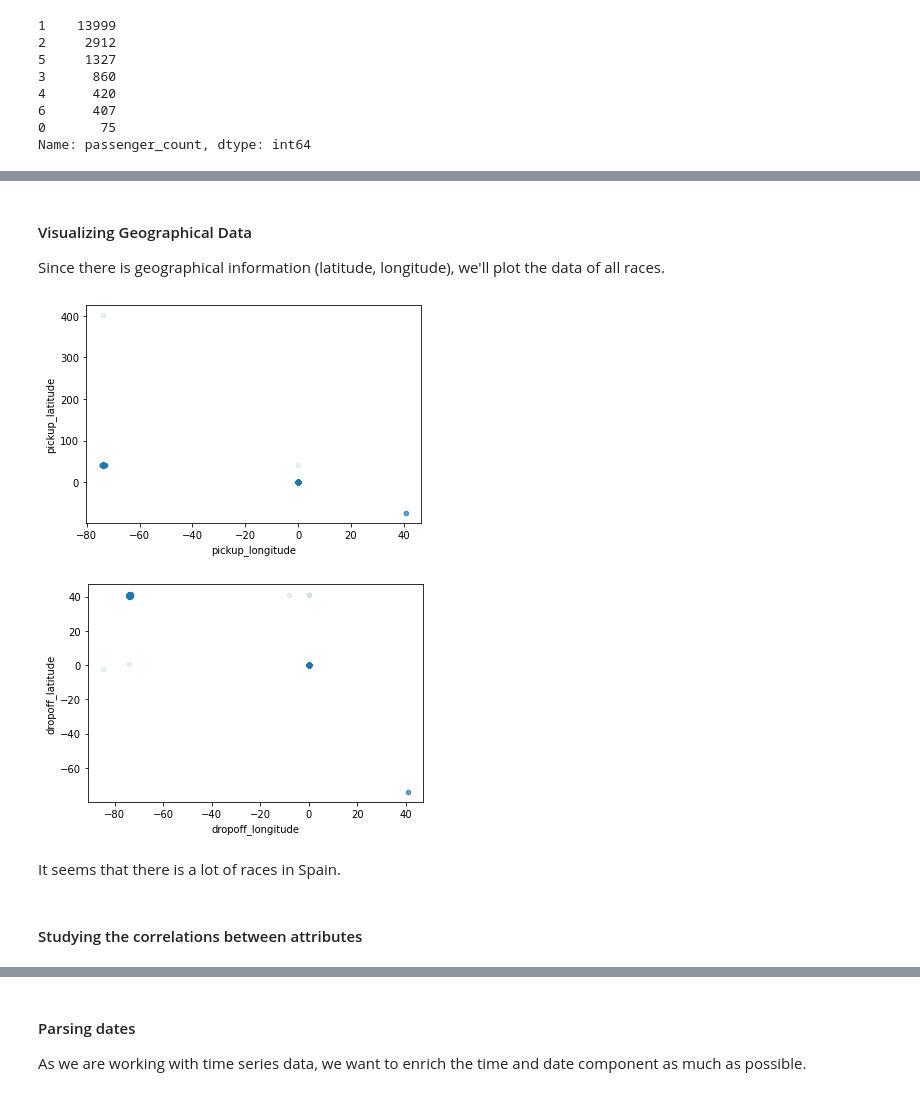
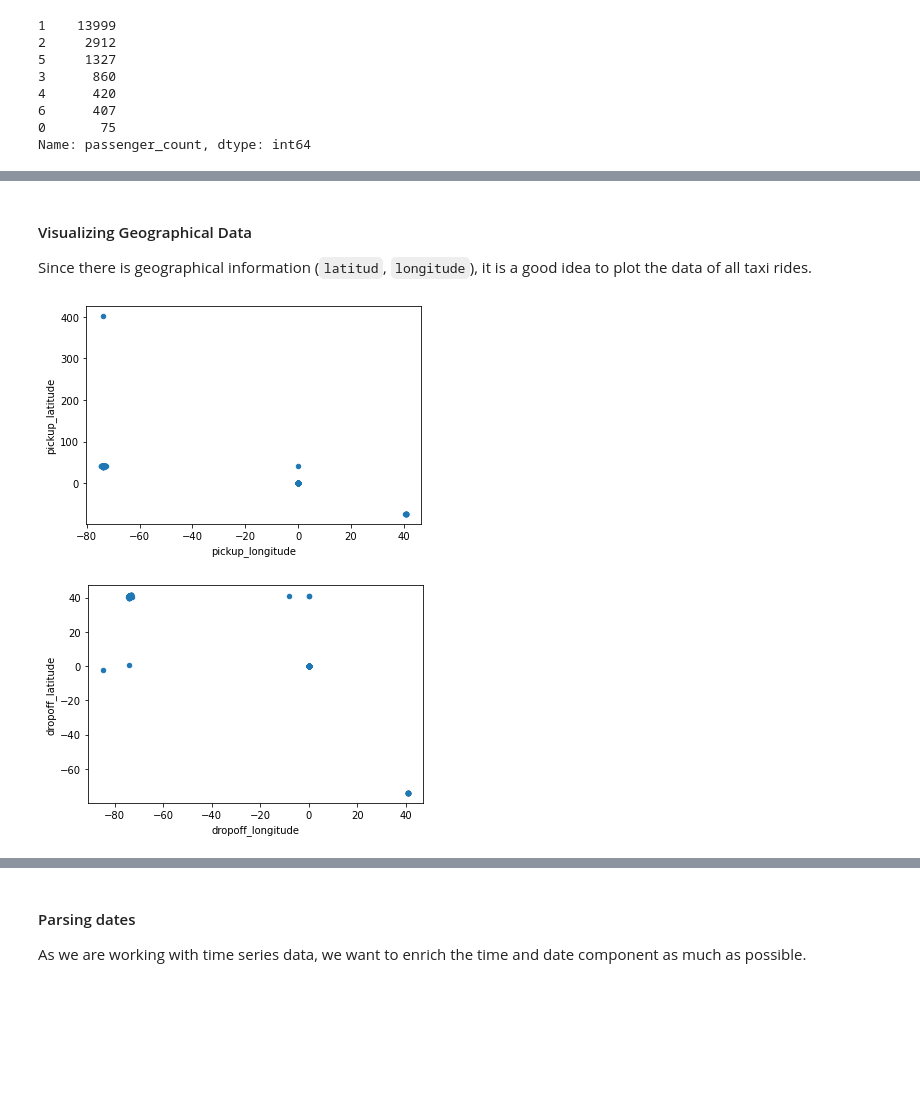
Before and after one commit to orlanehz/data-science-projects, a Jupyter notebook: 01-first-kaggle-project.ipynb, the cells around one changed output, grey strips where cells are left out. Drawn from its saved outputs; the diff is of its cells as text; code cells hidden in the pictures; blank space fills up the shorter version.

```diff
--- a/01-first-kaggle-project.ipynb
+++ b/01-first-kaggle-project.ipynb
@@ -60 +76,8 @@ NB_ROWS = 20000 # we are sampling the data down to a manageable size which is go
+# %%
+# Load the training set
+NB_ROWS = 20000 # we are sampling the data down to a manageable size which is good to get started
+taxi_original = pd.read_csv("datasets/new-york-city-taxi/train.csv", nrows=NB_ROWS)
+
+#/?\ I could create here a function to fetch the data
+#/!\ I also need to shuffle the data when I sample it down (see page 52 end + 53), avoid the sampling bias, make sure that the 20000 instances are representative? or test set?
 # %%
@@ -73,0 +100,2 @@ taxi_origin = taxi.copy()
+# %%
+taxi = taxi_original.copy()
@@ -138,2 +174,0 @@ We notice that none of the attributes has null values except dropoff gps coordon
-# %%
-taxi = taxi.dropna(how = 'any', axis = 'rows')
@@ -198,16 +219,12 @@ taxi.passenger_count.plot.hist();
 # %% [markdown]
 #### Visualizing Geographical Data
 
-Since there is geographical information (latitude, longitude), we'll plot the data of all races.
+Since there is geographical information (`latitud`, `longitude`), it is a good idea to plot the data of all taxi rides.
 # %%
-taxi.plot(kind="scatter", x="pickup_longitude", y="pickup_latitude", alpha=0.1);
+taxi.plot(kind="scatter", x="pickup_longitude", y="pickup_latitude");
 # %% [output]
-[figure, old version]
+[figure, new version]
 # %%
-taxi.plot(kind="scatter", x="dropoff_longitude", y="dropoff_latitude", alpha=0.1);
+taxi.plot(kind="scatter", x="dropoff_longitude", y="dropoff_latitude");
 # %% [output]
-[figure, old version]
+[figure, new version]
-# %% [markdown]
-It seems that there is a lot of races in Spain.
-# %% [markdown]
-#### Studying the correlations between attributes
```
Also changed, not shown: parts of 114 cells of this notebook.
